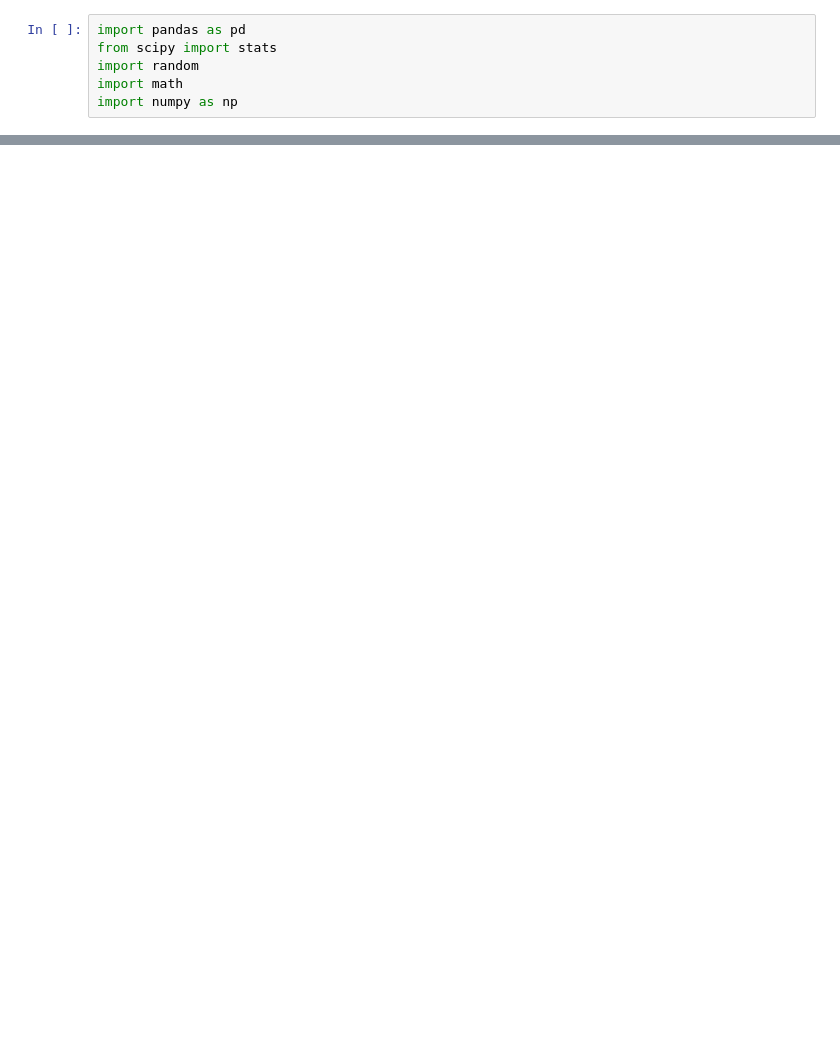
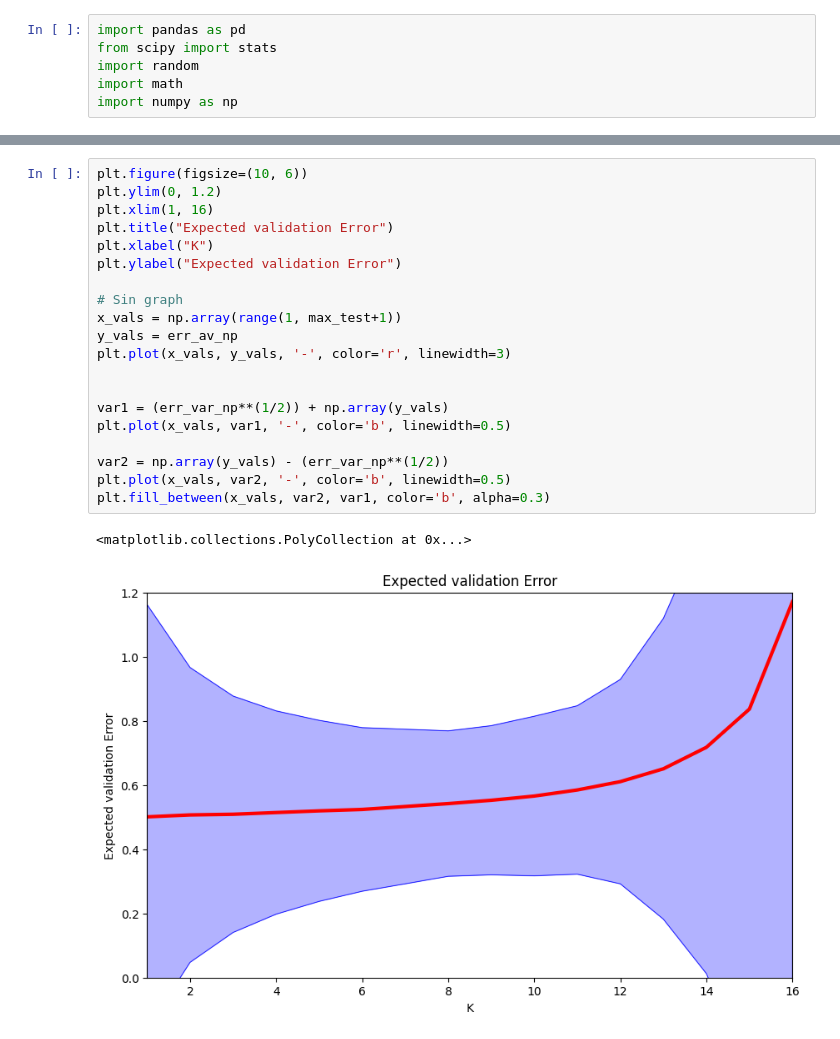
Before and after one commit to JedsadaSrijunpoe/Machine-Learning, a Jupyter notebook: Performance_Estimation.ipynb, the cells around one changed output, grey strips where cells are left out. Cells and saved outputs as stored; diff of their text form; blank space fills up the shorter version.

```diff
--- a/Performance_Estimation.ipynb
+++ b/Performance_Estimation.ipynb
@@ -254,0 +588,23 @@ Average RRSE : 3.1694
+# %%
+plt.figure(figsize=(10, 6))
+plt.ylim(0, 1.2)
+plt.xlim(1, 16)
+plt.title("Expected validation Error")
+plt.xlabel("K")
+plt.ylabel("Expected validation Error")
+
+# Sin graph
+x_vals = np.array(range(1, max_test+1))
+y_vals = err_av_np
+plt.plot(x_vals, y_vals, '-', color='r', linewidth=3)
+
+
+var1 = (err_var_np**(1/2)) + np.array(y_vals)
+plt.plot(x_vals, var1, '-', color='b', linewidth=0.5)
+
+var2 = np.array(y_vals) - (err_var_np**(1/2))
+plt.plot(x_vals, var2, '-', color='b', linewidth=0.5)
+plt.fill_between(x_vals, var2, var1, color='b', alpha=0.3)
+# %% [output]
+<matplotlib.collections.PolyCollection at 0x...>
+[figure, added]
```
Also changed, not shown: parts of 43 cells of this notebook, 2 other files.
